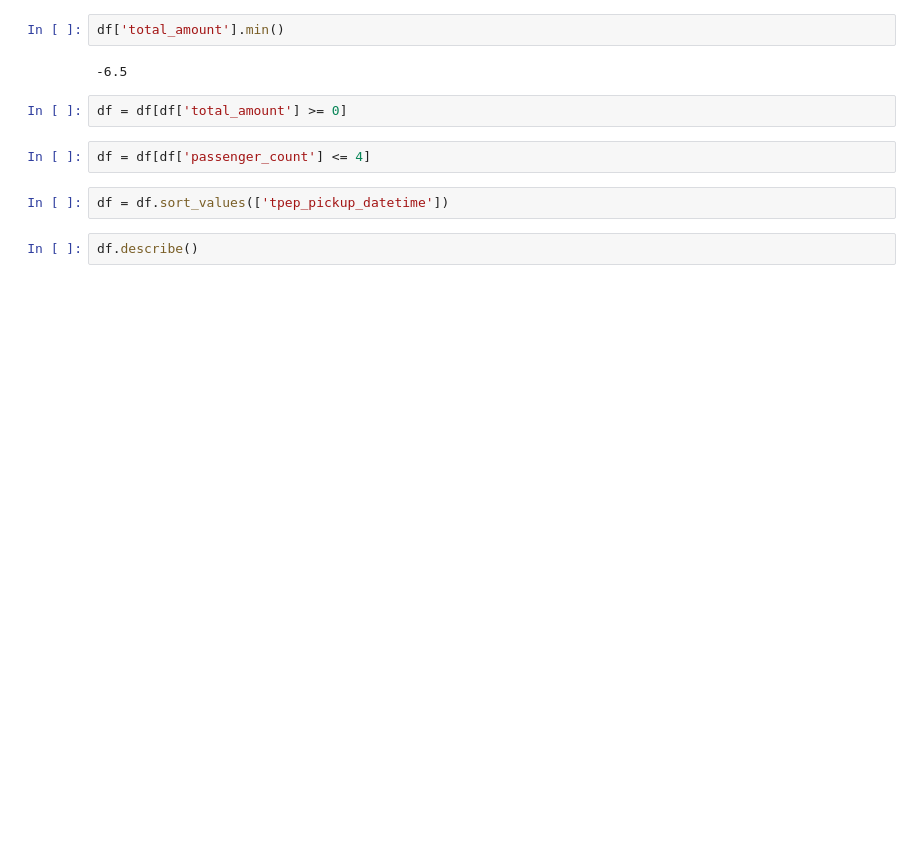
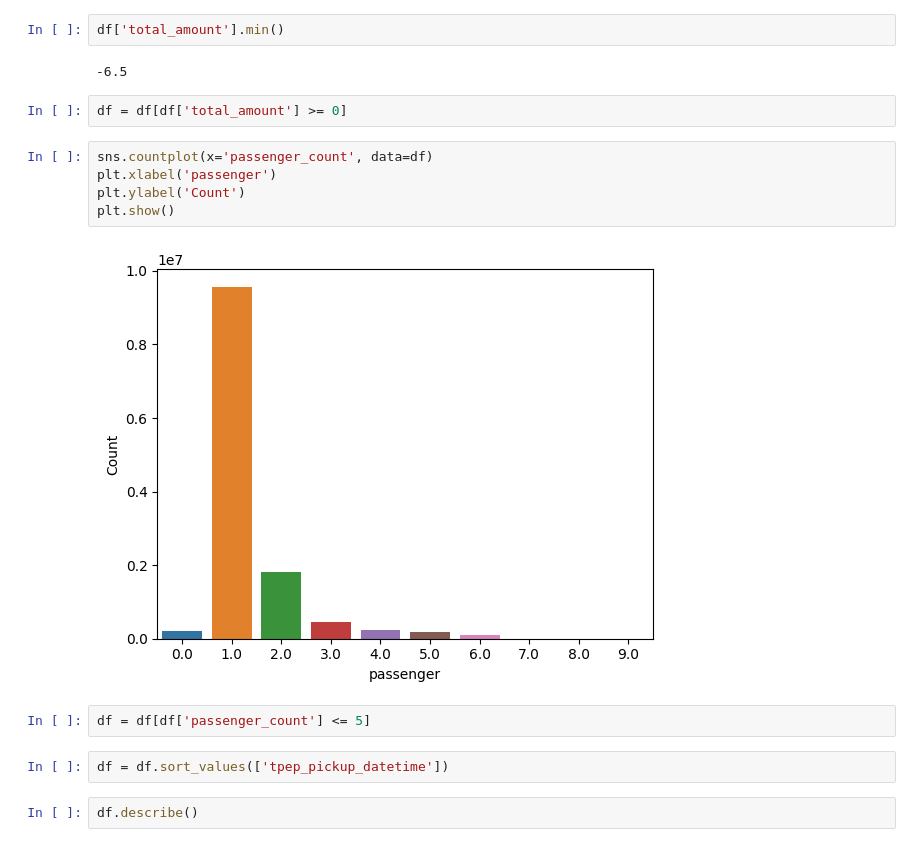
Before and after one commit to MohammadVatani/demand_prediction, a Jupyter notebook: notebook/Data_Cleaning.ipynb, the cells around one changed output. Cells and saved outputs as stored; diff of their text form; blank space fills up the shorter version.

```diff
--- a/notebook/Data_Cleaning.ipynb
+++ b/notebook/Data_Cleaning.ipynb
@@ -112,8 +110,15 @@ df['total_amount'].min()
 -6.5
 # %%
 df = df[df['total_amount'] >= 0]
+# %%
+sns.countplot(x='passenger_count', data=df)
+plt.xlabel('passenger')
+plt.ylabel('Count')
+plt.show()
+# %% [output]
+[figure, added]
 # %%
-df = df[df['passenger_count'] <= 4]
+df = df[df['passenger_count'] <= 5]
 # %%
 df = df.sort_values(['tpep_pickup_datetime'])
 # %%
```
Also changed, not shown: parts of 2 cells of this notebook.
